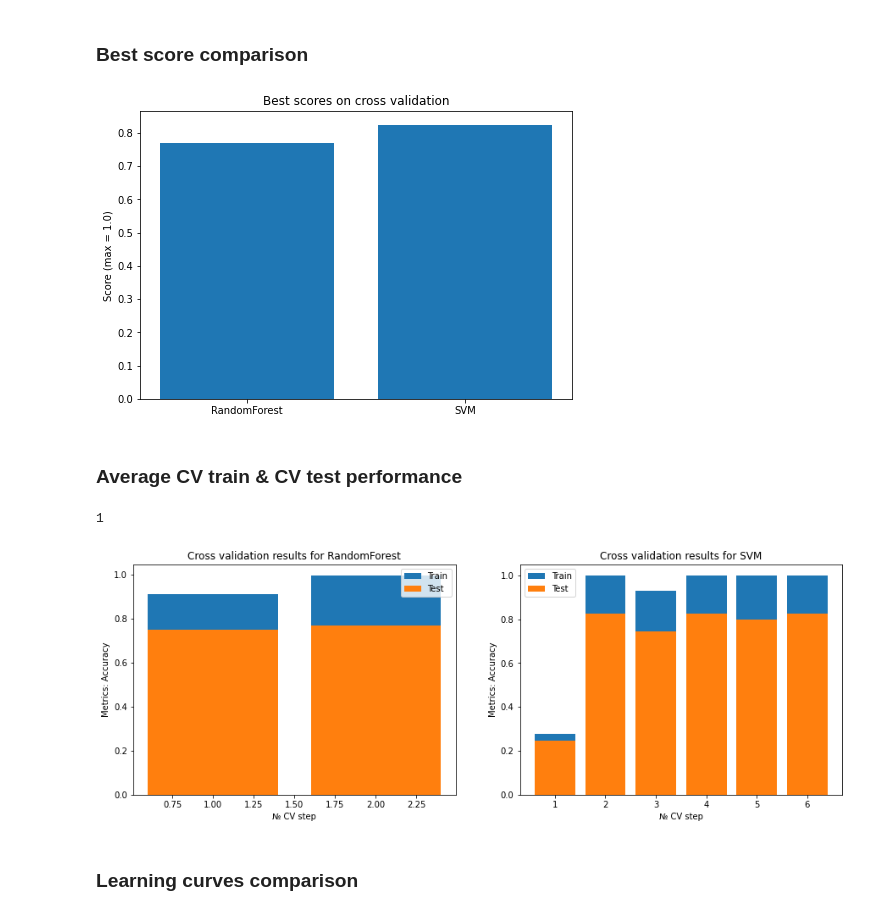
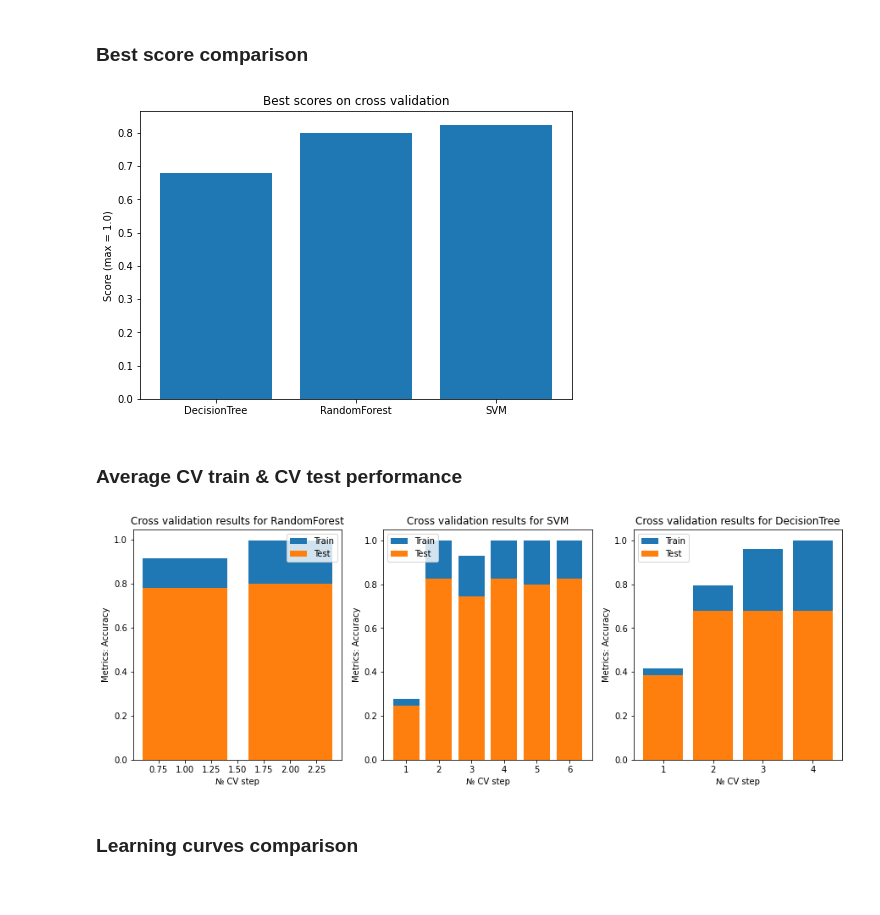
Before and after one commit to PashaIanko/ClothesClassifier, a Jupyter notebook: main.ipynb, the cells around one changed output. Drawn from its saved outputs; the diff is of its cells as text; code cells hidden in the pictures.

Commit message:
trained models including DecisionTree

```diff
--- a/main.ipynb
+++ b/main.ipynb
@@ -415,8 +415,8 @@ scorers = {
 }
 
 models = [
-    # RandomForestModel(),  # Random forest
-    # SVMModel(),  # SVM
+    RandomForestModel(),  # Random forest
+    SVMModel(),  # SVM
     DTModel()  # Decision tree
 ]
 
@@ -464,19 +445,18 @@ plot_best_scores(
     title = 'Best scores on cross validation'
 )
 # %% [output]
-[figure, old version]
+[figure, new version]
 # %% [markdown]
 ### Average CV train & CV test performance
 # %%
 plot_cv_metrics(
     cv_results,
     metrics_name = 'Accuracy',
     figsize = (15, 5),
-    layout_shape = (1, 2)
+    layout_shape = (1, 3)
 )
 # %% [output]
-1
-[figure, old version]
+[figure, new version]
 # %% [markdown]
 ### Learning curves comparison
 # %% [markdown]
```
Also changed, not shown: parts of 2 cells of this notebook.
